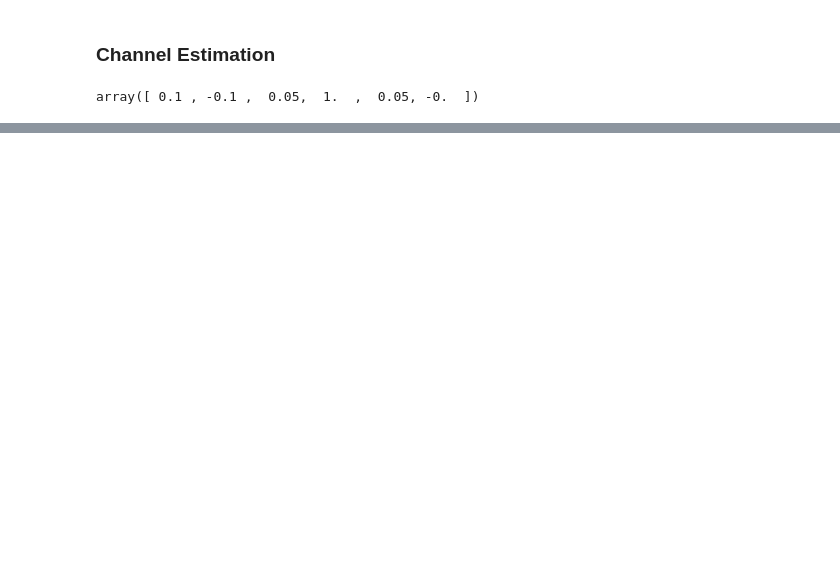
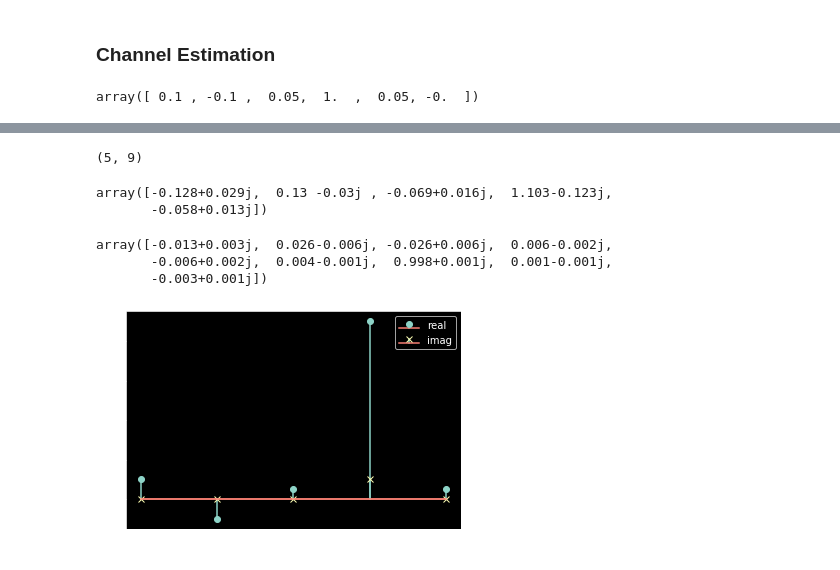
Before and after one commit to mohantyk/dsp_in_comm, a Jupyter notebook: chap4.ipynb, the cells around one changed output, grey strips where cells are left out. Cells and saved outputs as stored; diff of their text form; code cells hidden in the pictures; blank space fills up the shorter version.

```diff
--- a/chap4.ipynb
+++ b/chap4.ipynb
@@ -81,0 +85,19 @@ array([ 0.1 , -0.1 ,  0.05,  1.  ,  0.05, -0.  ])
+# %%
+x_var = 1
+noise_var = 1e-4 # SNR = 40 dB
+channel = array([.1, -.1, .05, .9+0.1j, .05], complex) # L = 5
+N = 5 # Taps in equalizer
+L = len(channel)
+D = N + L - 4
+# %%
+# Calculate H
+col = np.zeros(N, complex)
+col[0] = channel[0]
+
+row = np.zeros(N+L-1, complex)
+row[:L] = channel
+
+H = toeplitz(col, row)
+H.shape
+# %% [output]
+(5, 9)
@@ -81,0 +109,22 @@ array([ 0.1 , -0.1 ,  0.05,  1.  ,  0.05, -0.  ])
+# %%
+xD_x = np.zeros(N+L-1)
+xD_x[D] = x_var
+
+C = xD_x @ H.T @ inv(R_y)
+C
+# %% [output]
+array([-0.128+0.029j,  0.13 -0.03j , -0.069+0.016j,  1.103-0.123j,
+       -0.058+0.013j])
+# %%
+corrected_channel = np.convolve(channel , C)
+corrected_channel
+# %% [output]
+array([-0.013+0.003j,  0.026-0.006j, -0.026+0.006j,  0.006-0.002j,
+       -0.006+0.002j,  0.004-0.001j,  0.998+0.001j,  0.001-0.001j,
+       -0.003+0.001j])
+# %%
+plt.stem(channel.real, markerfmt='o', label='real')
+plt.stem(channel.imag, markerfmt='x', label='imag')
+plt.legend();
+# %% [output]
+[figure, added]
```
Also changed, not shown: parts of 18 cells of this notebook.
